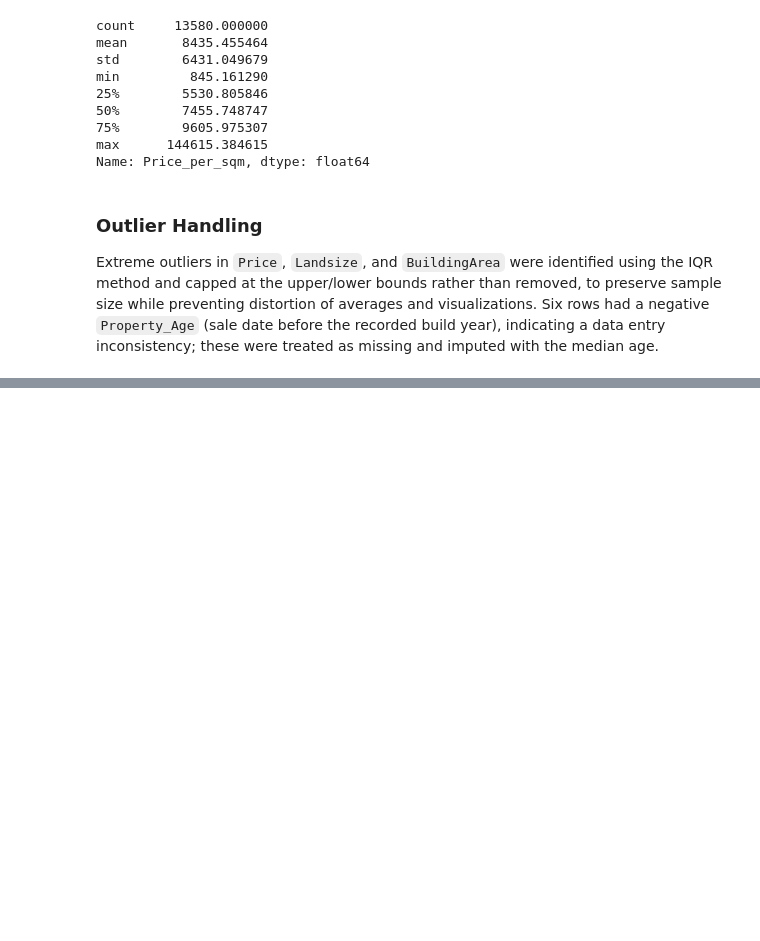
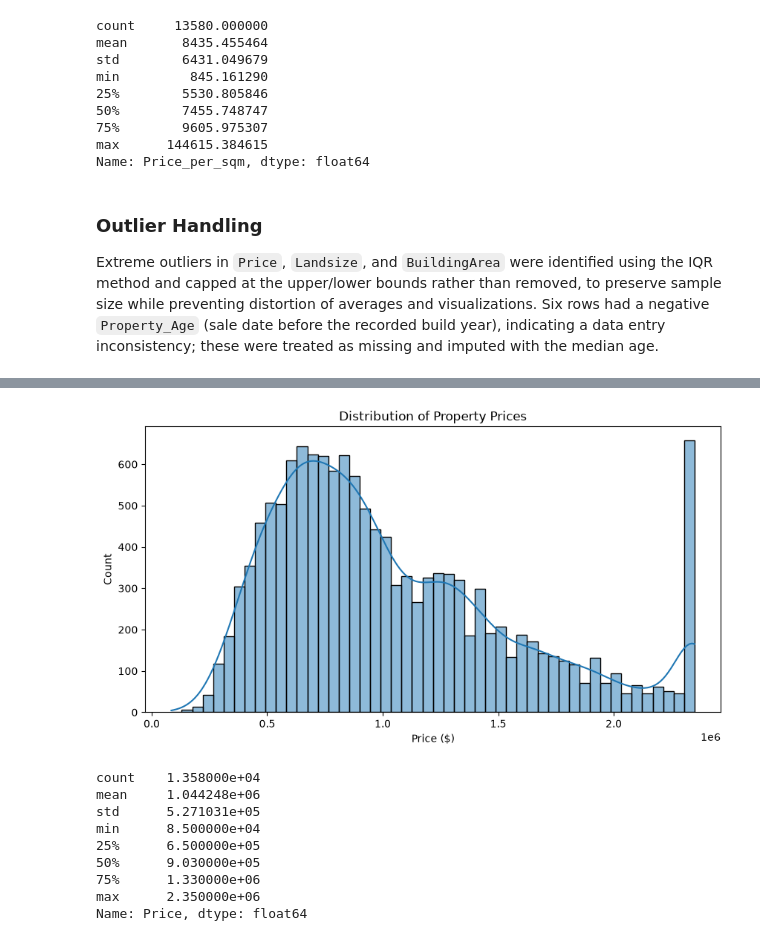
Before and after one commit to juanjosy07/Melbourne-Property-Market-Analysis, a Jupyter notebook: Melbourne Property Market Analysis.ipynb, the cells around one changed output, grey strips where cells are left out. Saved outputs shown, nothing was run; the diff lists cells and outputs as text; code cells hidden in the pictures; blank space fills up the shorter version.

```diff
--- a/Melbourne Property Market Analysis.ipynb
+++ b/Melbourne Property Market Analysis.ipynb
@@ -185,0 +190,19 @@ Extreme outliers in `Price`, `Landsize`, and `BuildingArea` were identified usin
+# %%
+plt.figure(figsize=(10, 5))
+sns.histplot(df['Price'], bins=50, kde=True)
+plt.title('Distribution of Property Prices')
+plt.xlabel('Price ($)')
+plt.ylabel('Count')
+plt.show()
+print(df['Price'].describe())
+# %% [output]
+[figure, added]
+count    1.358000e+04
+mean     1.044248e+06
+std      5.271031e+05
+min      8.500000e+04
+25%      6.500000e+05
+50%      9.030000e+05
+75%      1.330000e+06
+max      2.350000e+06
+Name: Price, dtype: float64
```
Also changed, not shown: parts of 10 cells of this notebook.
